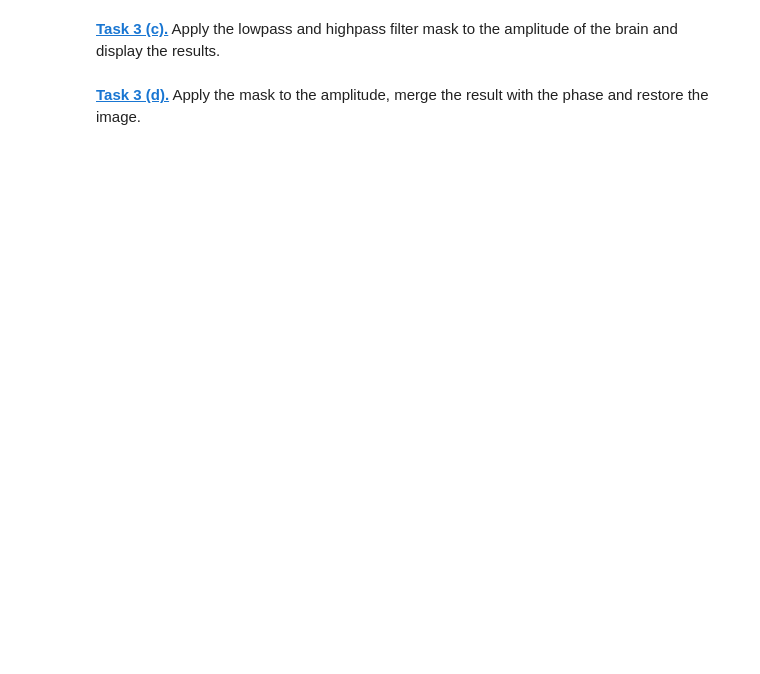
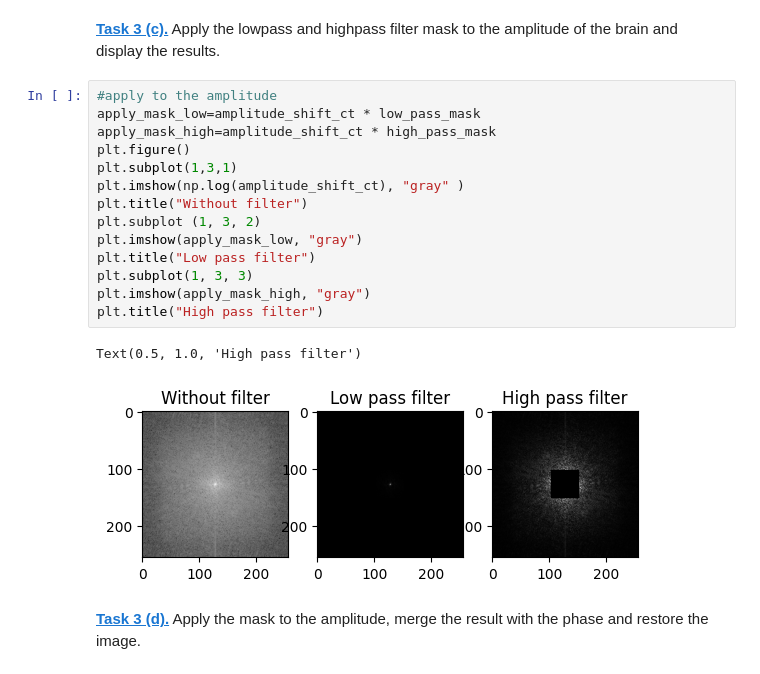
Before and after one commit to katjaruncheva/mobi-fs5-python, a Jupyter notebook: fourier.ipynb, the cells around one changed output. Saved outputs shown, nothing was run; the diff lists cells and outputs as text; blank space fills up the shorter version.

```diff
--- a/fourier.ipynb
+++ b/fourier.ipynb
@@ -96,4 +150,21 @@ filter_window_size = 50
 # %% [markdown]
 **[Task 3 (c).]()** Apply the lowpass and highpass filter mask to the amplitude of the brain and display the results.
+# %%
+#apply to the amplitude
+apply_mask_low=amplitude_shift_ct * low_pass_mask
+apply_mask_high=amplitude_shift_ct * high_pass_mask
+plt.figure()
+plt.subplot(1,3,1)
+plt.imshow(np.log(amplitude_shift_ct), "gray" )
+plt.title("Without filter")
+plt.subplot (1, 3, 2)
+plt.imshow(apply_mask_low, "gray")
+plt.title("Low pass filter")
+plt.subplot(1, 3, 3)
+plt.imshow(apply_mask_high, "gray")
+plt.title("High pass filter")
+# %% [output]
+Text(0.5, 1.0, 'High pass filter')
+[figure, added]
 # %% [markdown]
 **[Task 3 (d).]()** Apply the mask to the amplitude, merge the result with the phase and restore the image.
```
Also changed, not shown: parts of 16 cells of this notebook.
